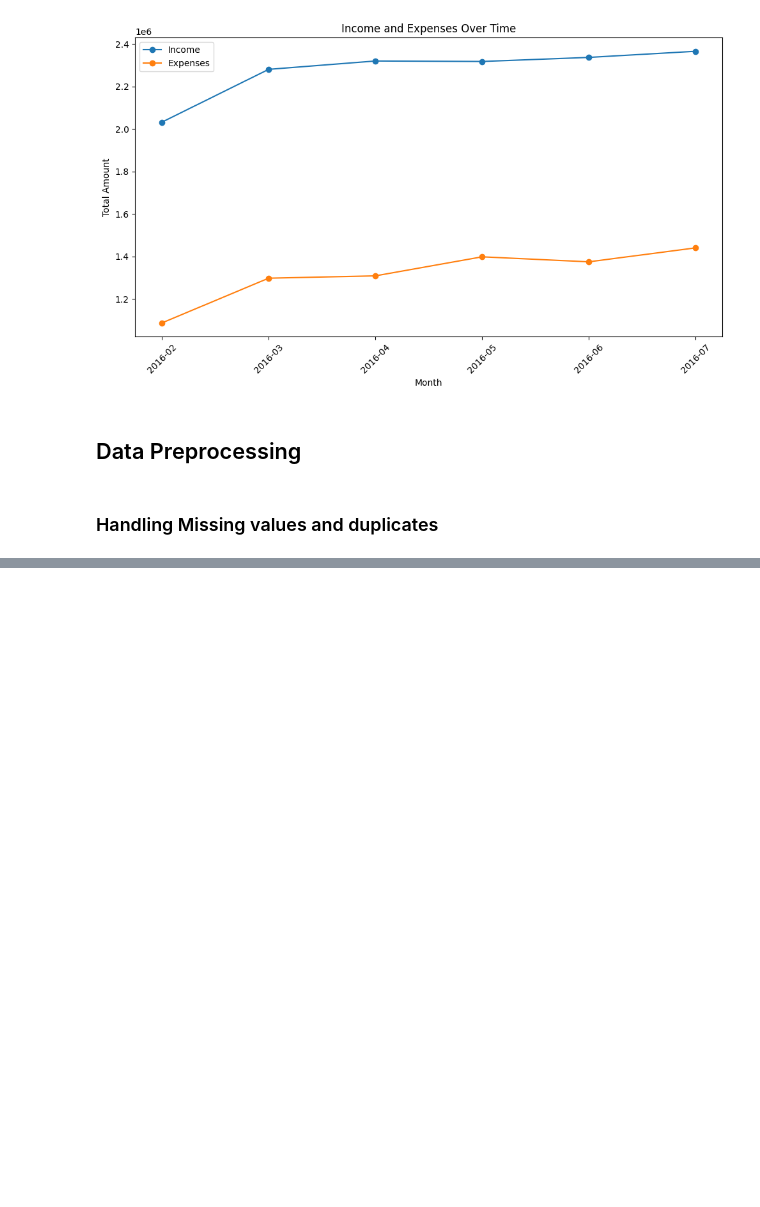
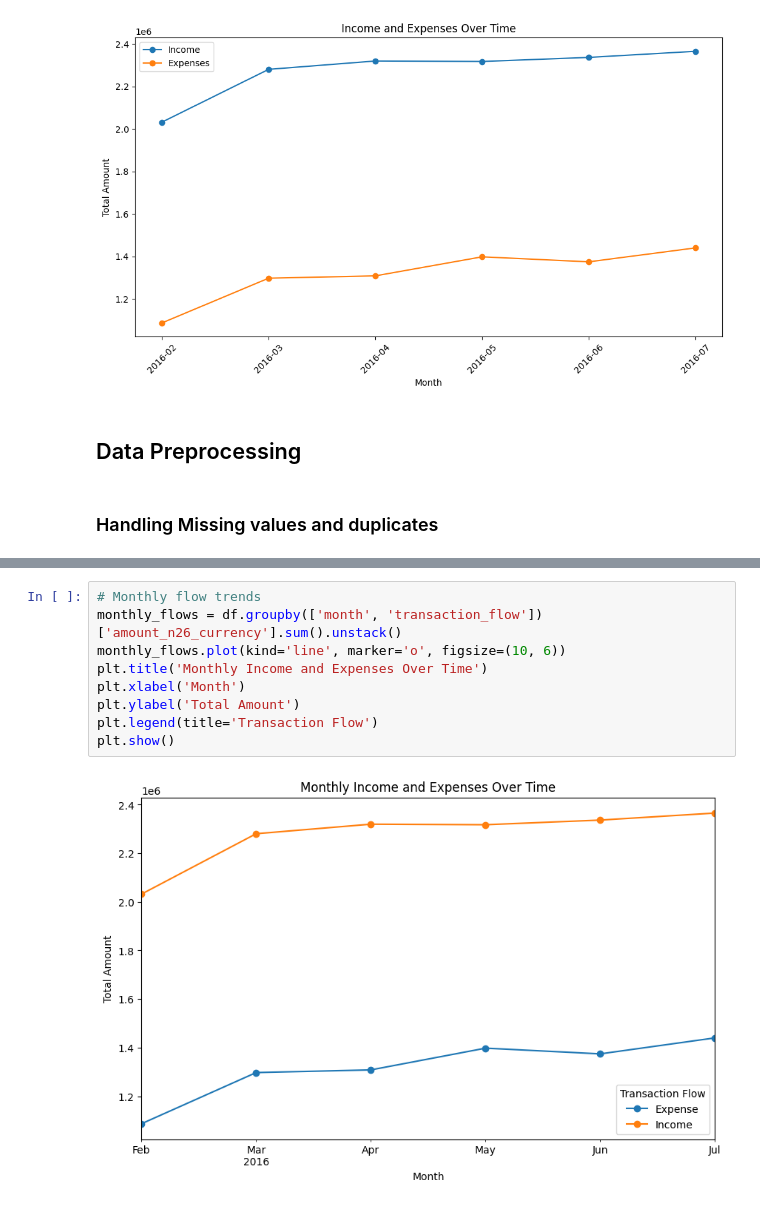
Before and after one commit to adrianacupp/Financial-Behavior-Prediction, a Jupyter notebook: fbp_cuppuleri.ipynb, the cells around one changed output, grey strips where cells are left out. Saved outputs shown, nothing was run; the diff lists cells and outputs as text; blank space fills up the shorter version.

```diff
--- a/fbp_cuppuleri.ipynb
+++ b/fbp_cuppuleri.ipynb
@@ -447,0 +472,11 @@ dtype: int64
+# %%
+# Monthly flow trends
+monthly_flows = df.groupby(['month', 'transaction_flow'])['amount_n26_currency'].sum().unstack()
+monthly_flows.plot(kind='line', marker='o', figsize=(10, 6))
+plt.title('Monthly Income and Expenses Over Time')
+plt.xlabel('Month')
+plt.ylabel('Total Amount')
+plt.legend(title='Transaction Flow')
+plt.show()
+# %% [output]
+[figure, added]
```
Also changed, not shown: parts of 49 cells of this notebook.
